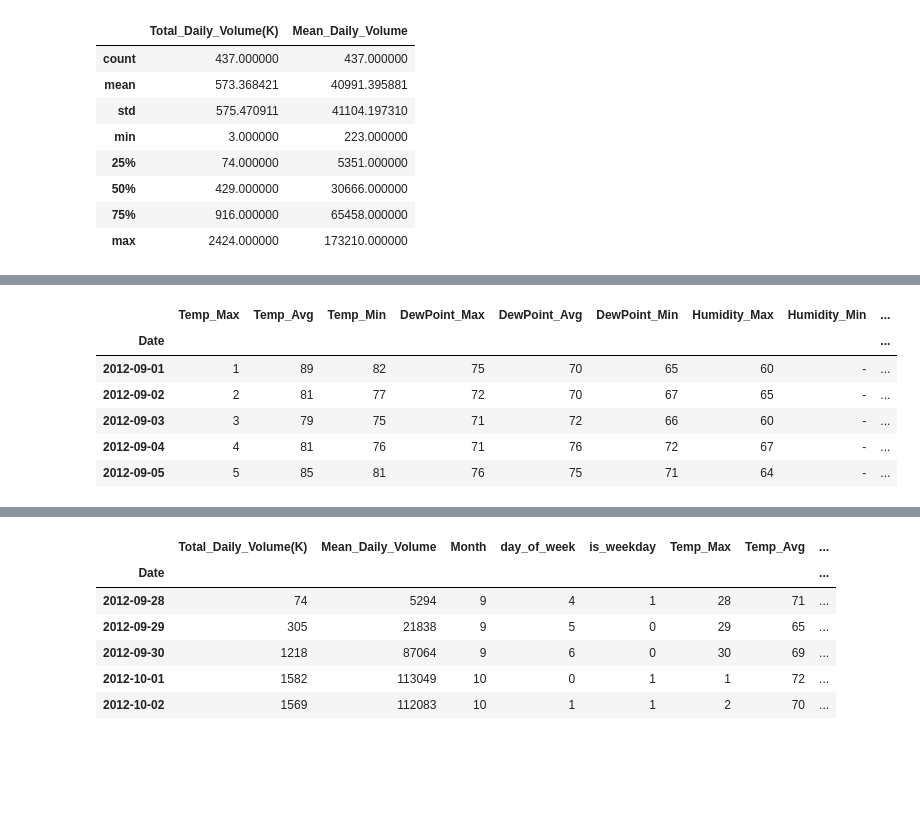
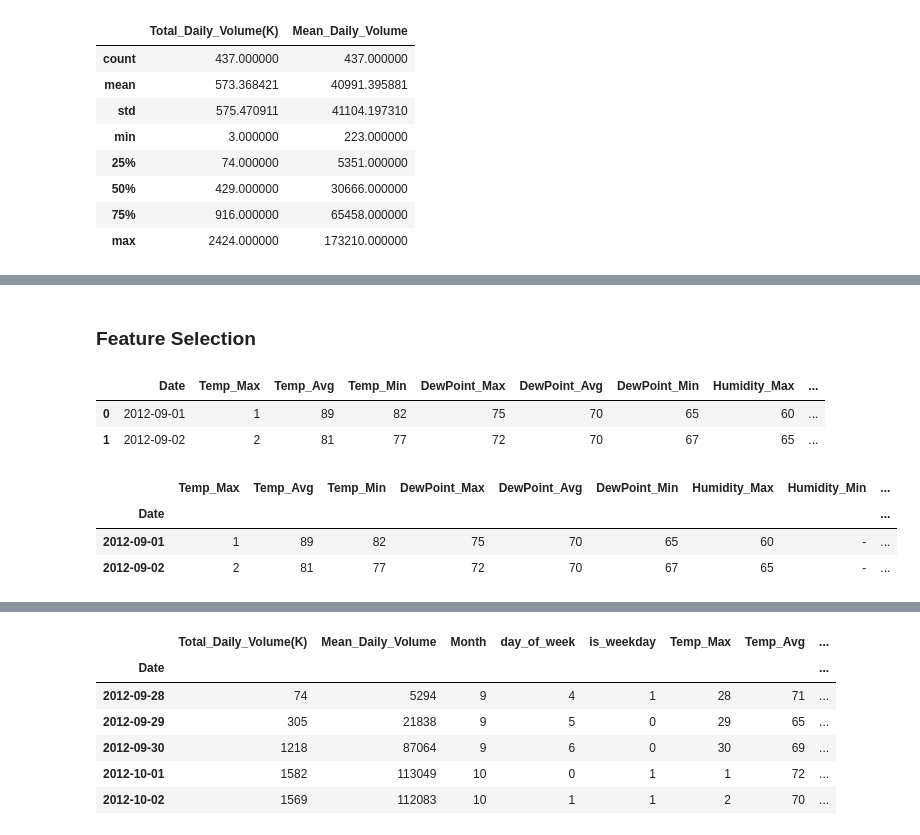
Before and after one commit to samiramunir/Predicting_Traffic_Data_Using_Weather, a Jupyter notebook: Traffic_Volume.ipynb, the cells around one changed output, grey strips where cells are left out. Cells and saved outputs as stored; diff of their text form; code cells hidden in the pictures; blank space fills up the shorter version.

```diff
--- a/Traffic_Volume.ipynb
+++ b/Traffic_Volume.ipynb
@@ -309,11 +351,9 @@ wdf = pd.read_csv('weather_data.csv')
-# %%
-wdf.set_index('Date', inplace = True)
-wdf.head()
-# %% [output]
-|  | Temp_Max | Temp_Avg | Temp_Min | DewPoint_Max | DewPoint_Avg | DewPoint_Min | Humidity_Max | Humidity_Min | ... |
-| Date |  |  |  |  |  |  |  |  | ... |
-| 2012-09-01 | 1 | 89 | 82 | 75 | 70 | 65 | 60 | - | ... |
-| 2012-09-02 | 2 | 81 | 77 | 72 | 70 | 67 | 65 | - | ... |
-| 2012-09-03 | 3 | 79 | 75 | 71 | 72 | 66 | 60 | - | ... |
-| 2012-09-04 | 4 | 81 | 76 | 71 | 76 | 72 | 67 | - | ... |
-| 2012-09-05 | 5 | 85 | 81 | 76 | 75 | 71 | 64 | - | ... |
+# %% [markdown]
+### Feature Selection
+# %%
+wdf = pd.read_excel('weather.xlsx')
+wdf.head(2)
+# %% [output]
+|  | Date | Temp_Max | Temp_Avg | Temp_Min | DewPoint_Max | DewPoint_Avg | DewPoint_Min | Humidity_Max | ... |
+| 0 | 2012-09-01 | 1 | 89 | 82 | 75 | 70 | 65 | 60 | ... |
+| 1 | 2012-09-02 | 2 | 81 | 77 | 72 | 70 | 67 | 65 | ... |
@@ -320,3 +366,17 @@ wdf.head()
+# %%
+# Drop columns with no values
+wdf = wdf.drop(['Humidity_Avg',
+                'WindSpeed_Avg',
+                'Pressure(Hg)_Avg',
+                'PPT(in)_Max',
+                'PPT(in)_Min',
+                'Unnamed: 19'], axis=1)
+wdf.head(2)
+# %% [output]
+|  | Temp_Max | Temp_Avg | Temp_Min | DewPoint_Max | DewPoint_Avg | DewPoint_Min | Humidity_Max | Humidity_Min | ... |
+| Date |  |  |  |  |  |  |  |  | ... |
+| 2012-09-01 | 1 | 89 | 82 | 75 | 70 | 65 | 60 | - | ... |
+| 2012-09-02 | 2 | 81 | 77 | 72 | 70 | 67 | 65 | - | ... |
 # %%
 wdf.shape
 # %% [output]
```
Also changed, not shown: parts of 61 cells of this notebook, 1 other file.
